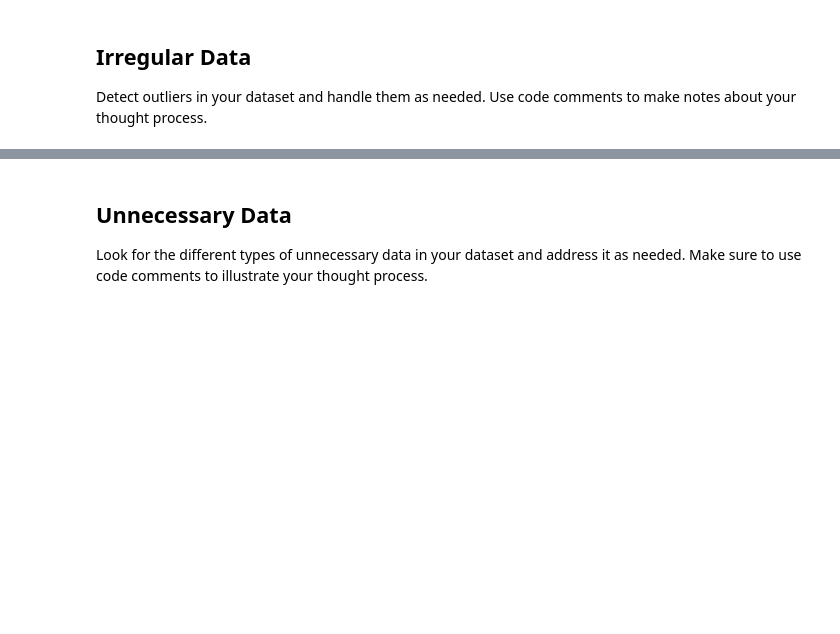
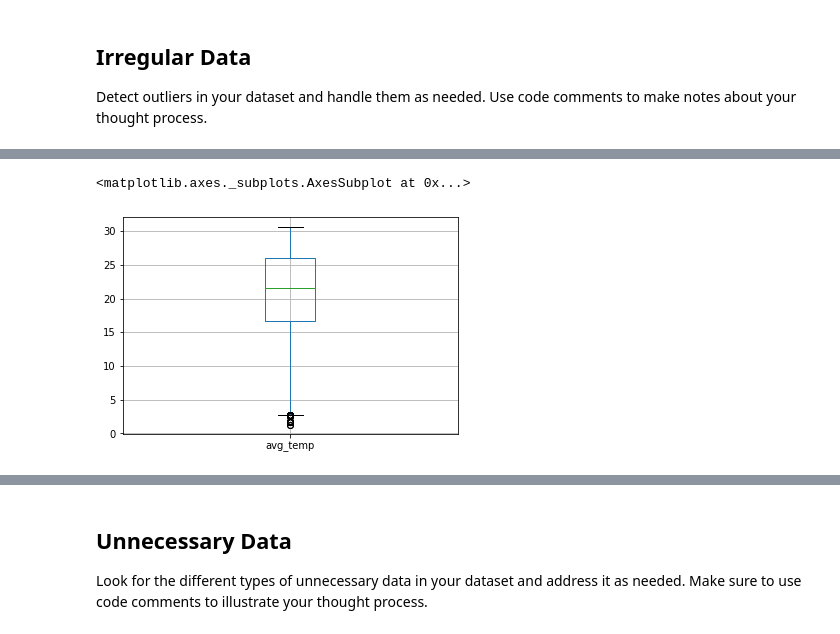
Before and after one commit to Prtb0/EDA_cropyield_prediction, a Jupyter notebook: cleaning/cleaning cropyield_prediction.ipynb, the cells around one changed output, grey strips where cells are left out. Cells and saved outputs as stored; diff of their text form; code cells hidden in the pictures; blank space fills up the shorter version.

```diff
--- a/cleaning/cleaning cropyield_prediction.ipynb
+++ b/cleaning/cleaning cropyield_prediction.ipynb
@@ -429,0 +426,5 @@ Name: Food & Beverages, dtype: int64
+# %%
+df5.boxplot(column=['avg_temp'])
+# %% [output]
+<matplotlib.axes._subplots.AxesSubplot at 0x...>
+[figure, added]
```
Also changed, not shown: parts of 9 cells of this notebook.
